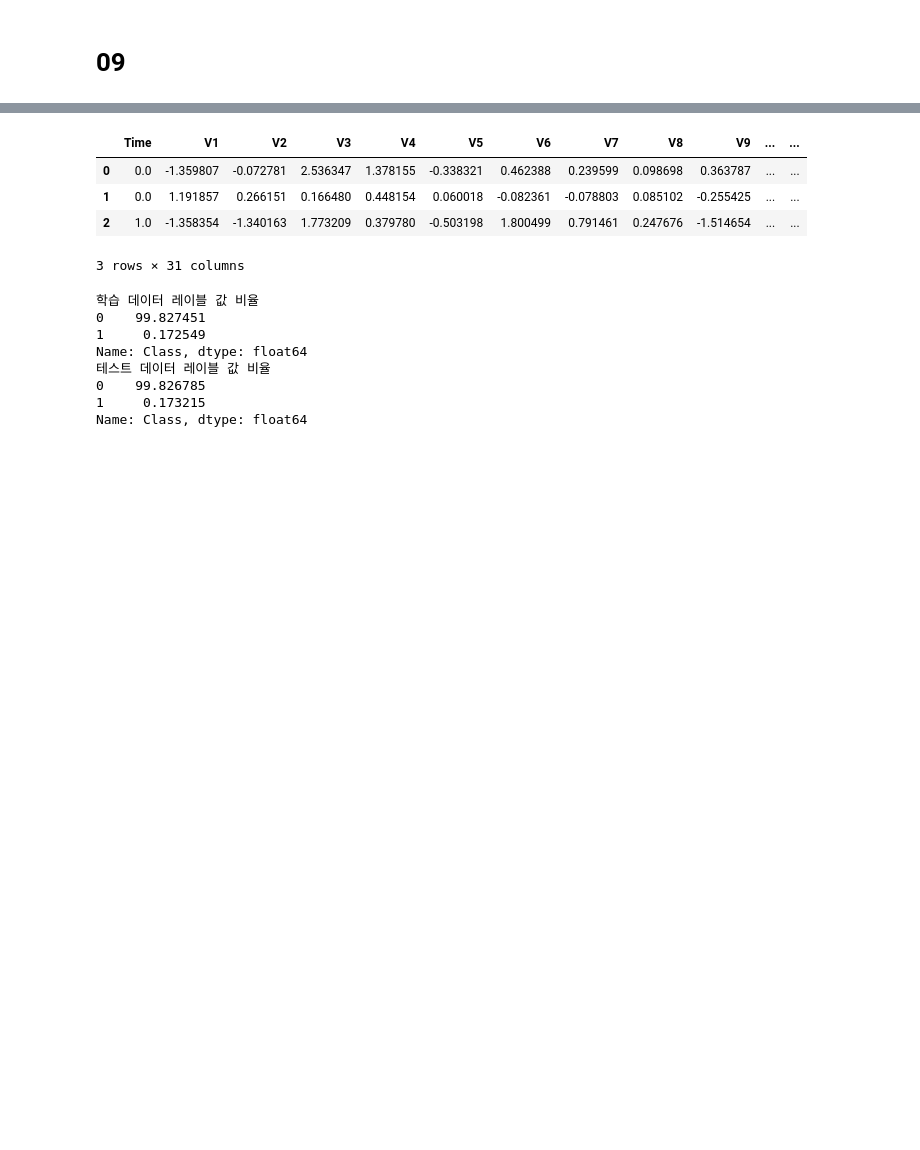
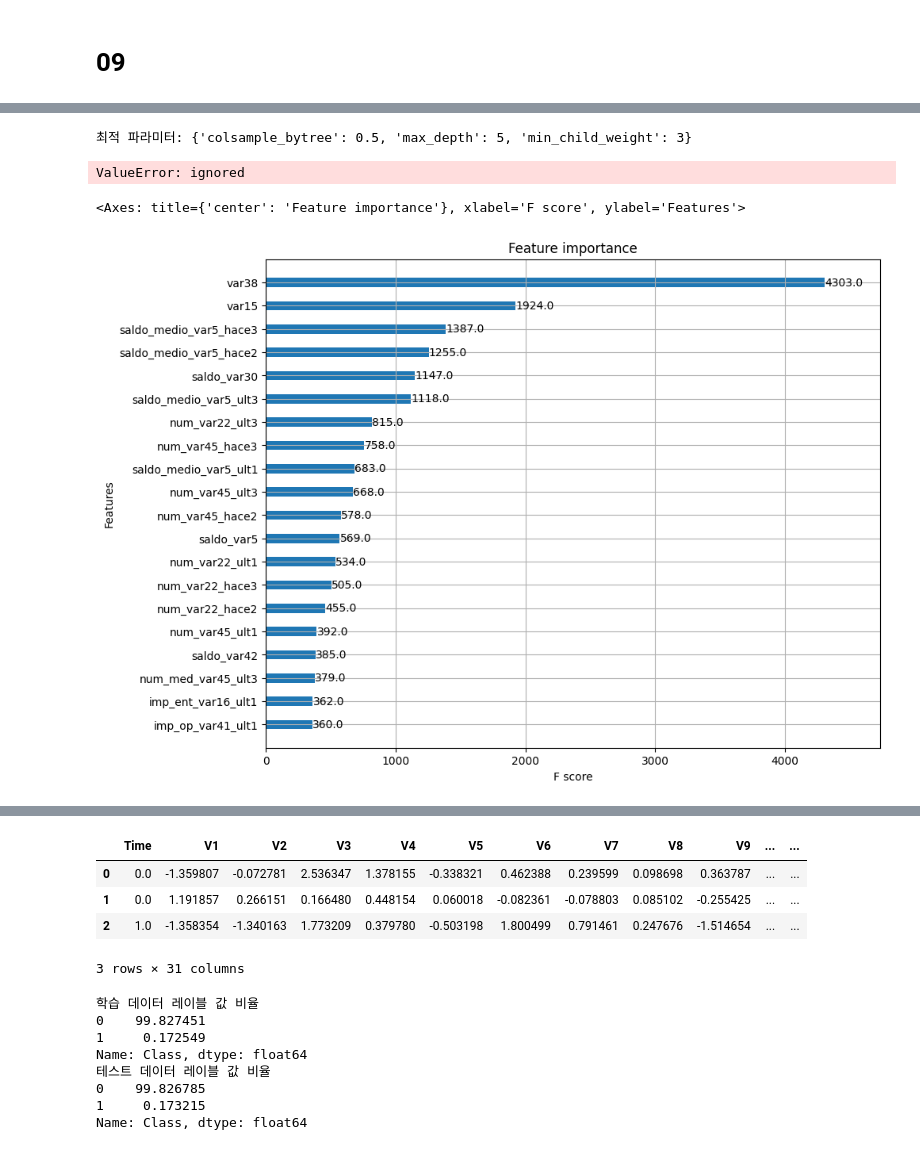
Before and after one commit to Ewha-Euron/5th-Basic-ML, a Jupyter notebook: Euron_ch4_9_10.ipynb, the cells around one changed output, grey strips where cells are left out. Drawn from its saved outputs; the diff is of its cells as text; code cells hidden in the pictures; blank space fills up the shorter version.

```diff
--- a/Euron_ch4_9_10.ipynb
+++ b/Euron_ch4_9_10.ipynb
@@ -2,0 +355,33 @@
+# %%
+from sklearn.model_selection import GridSearchCV
+
+xgb_clf = XGBClassifier(n_estimators=100)
+
+params = {
+    'max_depth':[5,7],
+    'min_child_weight':[1,3],
+    'colsample_bytree':[0.5, 0.75]
+    }
+
+gridcv = GridSearchCV(xgb_clf, param_grid = params, cv=3)
+gridcv.fit(X_train, y_train, early_stopping_rounds=30,
+            eval_metric="auc", eval_set=[(X_train, y_train), (X_test, y_test)], verbose=0)
+
+
+print('최적 파라미터:', gridcv.best_params_)
+
+xgb_roc_score = roc_auc_score(y_test, gridcv.predict_proba(X_test)[:1])
+print('ROC AUC:{0:.4f}'.format(xgb_roc_score))
+# %% [output]
+최적 파라미터: {'colsample_bytree': 0.5, 'max_depth': 5, 'min_child_weight': 3}
+ValueError: ignored
+# %%
+from xgboost import plot_importance
+import matplotlib.pyplot as plt
+%matplotlib inline
+
+fig, ax = plt.subplots(1,1,figsize=(10,8))
+plot_importance(xgb_clf, ax=ax, max_num_features=20, height=0.4)
+# %% [output]
+<Axes: title={'center': 'Feature importance'}, xlabel='F score', ylabel='Features'>
+[figure, added]
```
Also changed, not shown: parts of 20 cells of this notebook.
